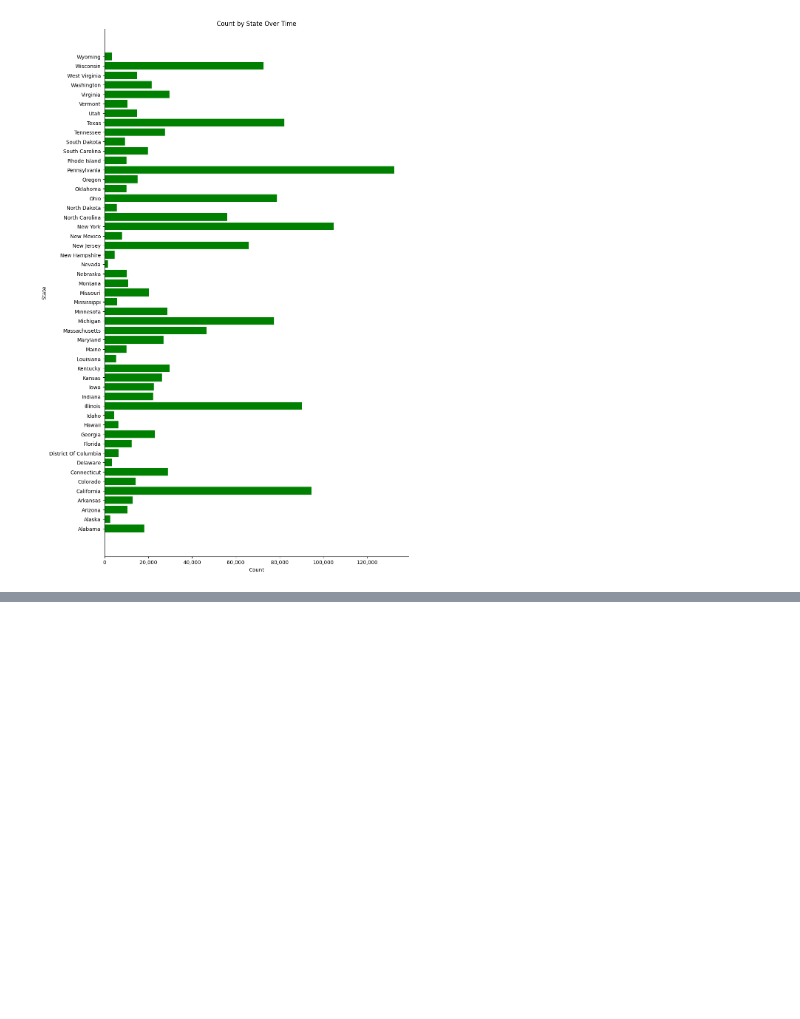
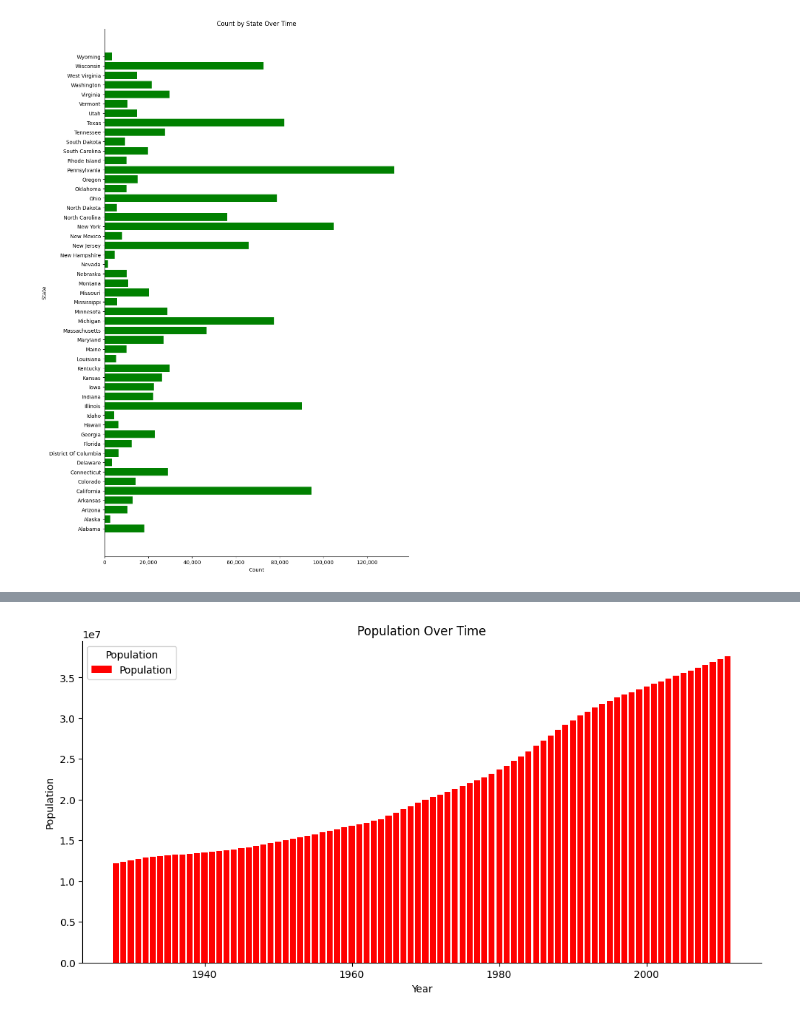
Before and after one commit to zbegum2/Data110, a Jupyter notebook: Project_1.ipynb, the cells around one changed output, grey strips where cells are left out. Cells and saved outputs as stored; diff of their text form; code cells hidden in the pictures; blank space fills up the shorter version.

```diff
--- a/Project_1.ipynb
+++ b/Project_1.ipynb
@@ -219,29 +59,0 @@ List of unique states:
-# %%
-from matplotlib import pyplot as plt
-import seaborn as sns
-
-# Filter out specific diseases
-diseases_to_remove = ['Mumps', 'Pertussis', 'Smallpox', 'Polio']
-df_filtered = df[~df['disease'].isin(diseases_to_remove)]  # Keep only the diseases not in the list
-
-def _plot_series(series, series_name, series_index=0):
-    palette = list(sns.palettes.mpl_palette('Dark2'))
-    xs = series['year']
-    ys = series['population']
-
-    # Create a bar plot instead of scatter plot
-    plt.bar(xs, ys, label=series_name, color='red')
-
-fig, ax = plt.subplots(figsize=(10, 5.2), layout='constrained')
-df_sorted = df_filtered.sort_values('year', ascending=True)  # Use filtered DataFrame
-
-for i, (series_name, series) in enumerate(df_sorted.groupby('disease')):
-    _plot_series(series, series_name, i)
-
-fig.legend(title='Disease', bbox_to_anchor=(1, 1), loc='upper left')
-sns.despine(fig=fig, ax=ax)
-plt.xlabel('Year')
-plt.ylabel('Population')
-
-plt.title('Population Over Time')  # Optional: add a title for clarity
-plt.show()
@@ -316,29 +128,27 @@ plt.show()
 # %%
 from matplotlib import pyplot as plt
 import seaborn as sns
-
-# Filter out specific diseases
-diseases_to_remove = ['Mumps', 'Pertussis', 'Smallpox', 'Polio']
-df_filtered = df[~df['disease'].isin(diseases_to_remove)]  # Keep only the diseases not in the list
 
 def _plot_series(series):
     xs = series['year']
     ys = series['population']
 
     # Create a bar plot in red color
     plt.bar(xs, ys, color='red')
 
 fig, ax = plt.subplots(figsize=(10, 5.2), layout='constrained')
 df_sorted = df_filtered.sort_values('year', ascending=True)  # Use filtered DataFrame
 
 # Plot the entire filtered dataset as one series
 _plot_series(df_sorted)
 
 # Add a static legend indicating "Population"
 plt.legend(['Population'], title='Population', loc='upper left')
 
 sns.despine(fig=fig, ax=ax)
 plt.xlabel('Year')
 plt.ylabel('Population')
 plt.title('Population Over Time')  # Optional: add a title for clarity
 plt.show()
+# %% [output]
+[figure, added]
```
Also changed, not shown: parts of 12 cells of this notebook.
